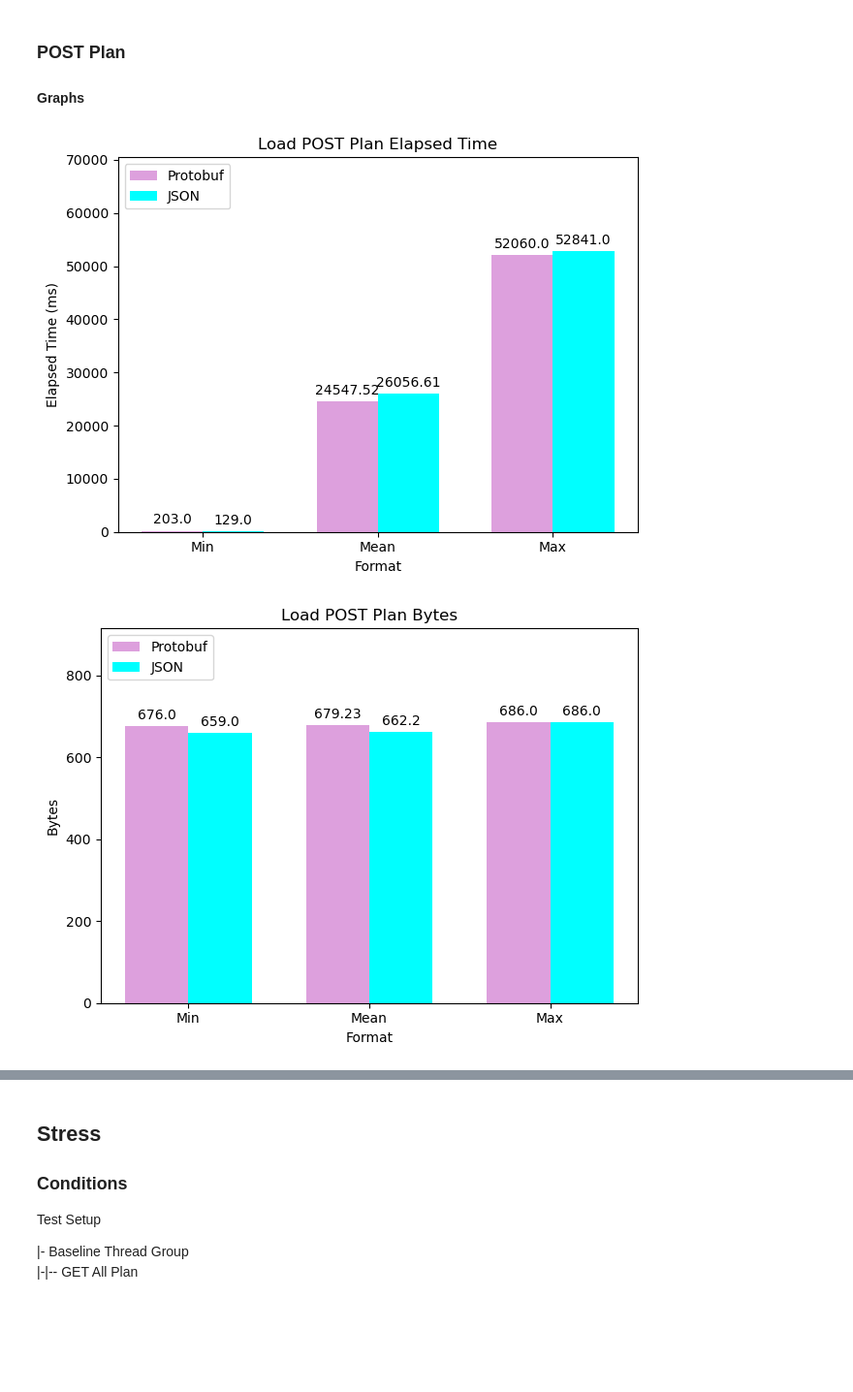
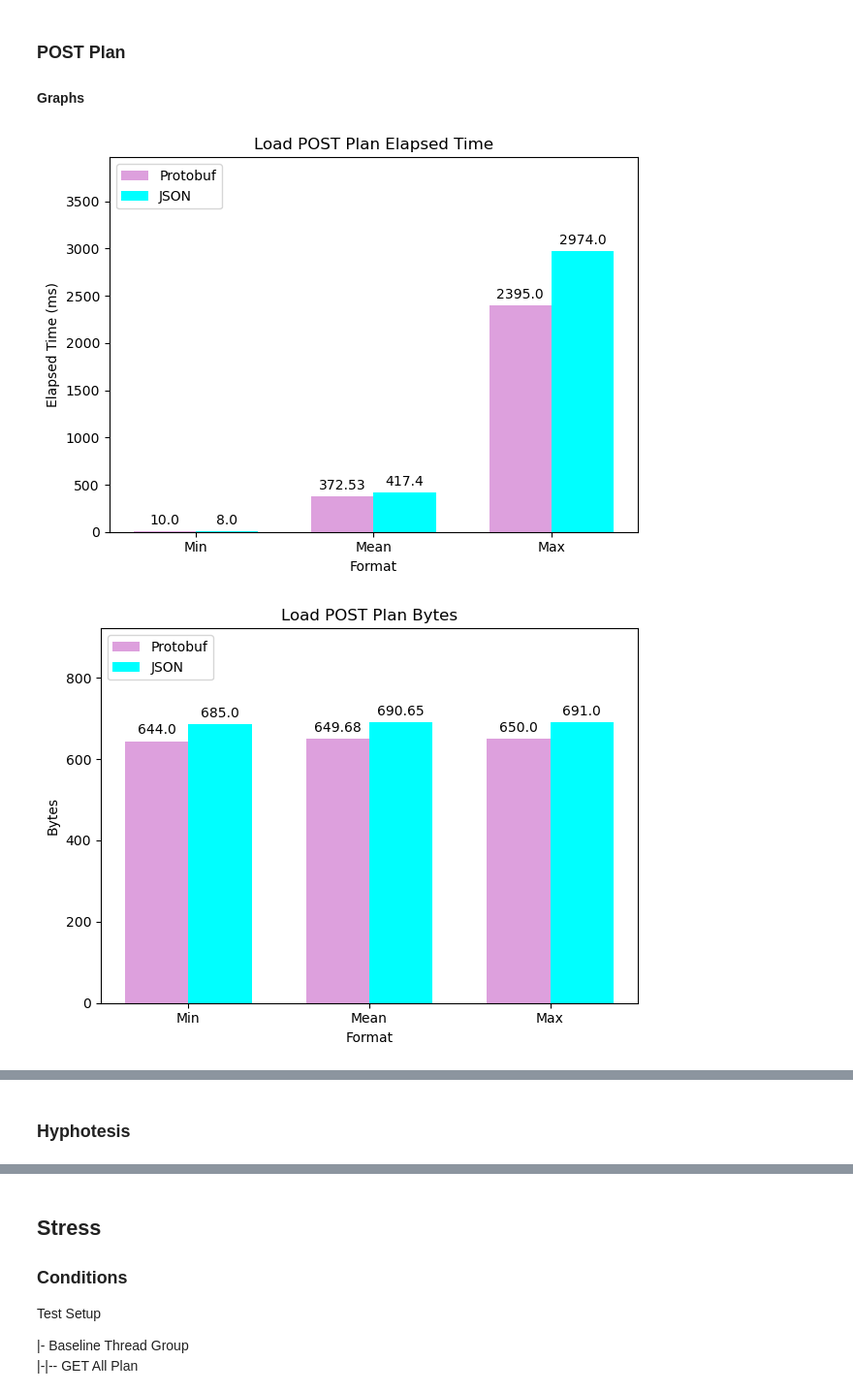
Before and after one commit to tam65r/protobuf-in-REST-aplication, a Jupyter notebook: Data/python/statistical_analysis.ipynb, the cells around one changed output, grey strips where cells are left out. Shown at 97% size. Drawn from its saved outputs; the diff is of its cells as text; code cells hidden in the pictures; blank space fills up the shorter version.

```diff
--- a/Data/python/statistical_analysis.ipynb
+++ b/Data/python/statistical_analysis.ipynb
@@ -243,11 +329,11 @@ gg.create_one_pain_plot(stats,[6,18],f"{TEST_TYPE} POST Subscriber Error ", "Err
 
 #### Graphs
 # %%
-gg.create_min_max_mean_graph(pPCS,jPCS, f"{TEST_TYPE} POST Plan Elapsed Time", "elapsed" ,"Elapsed Time (ms)")
-gg.create_min_max_mean_graph(pPCS,jPCS, f"{TEST_TYPE} POST Plan Bytes", "bytes" ,"Bytes")
+gg.create_min_max_mean_graph(pPCP,jPCP, f"{TEST_TYPE} POST Plan Elapsed Time", "elapsed" ,"Elapsed Time (ms)")
+gg.create_min_max_mean_graph(pPCP,jPCP, f"{TEST_TYPE} POST Plan Bytes", "bytes" ,"Bytes")
 gg.create_one_pain_plot(stats,[7,19],f"{TEST_TYPE} POST Plan Throughput", "Throughput","Throughput /sec")
-gg.create_one_pain_plot(stats,[7,19],f"{TEST_TYPE} POST Plan Error ", "Error","Error %", percetange=True)
+#gg.create_one_pain_plot(stats,[7,19],f"{TEST_TYPE} POST Plan Error ", "Error","Error %", percetange=True) # Error is 0 for both
 # %% [output]
-[figure, old version]
+[figure, new version]
-[figure, old version]
+[figure, new version]
 [figure]
@@ -254,0 +340,2 @@ gg.create_one_pain_plot(stats,[7,19],f"{TEST_TYPE} POST Plan Error ", "Error","E
+# %% [markdown]
+### Hyphotesis
```
Also changed, not shown: parts of 44 cells of this notebook, 2 other files.
